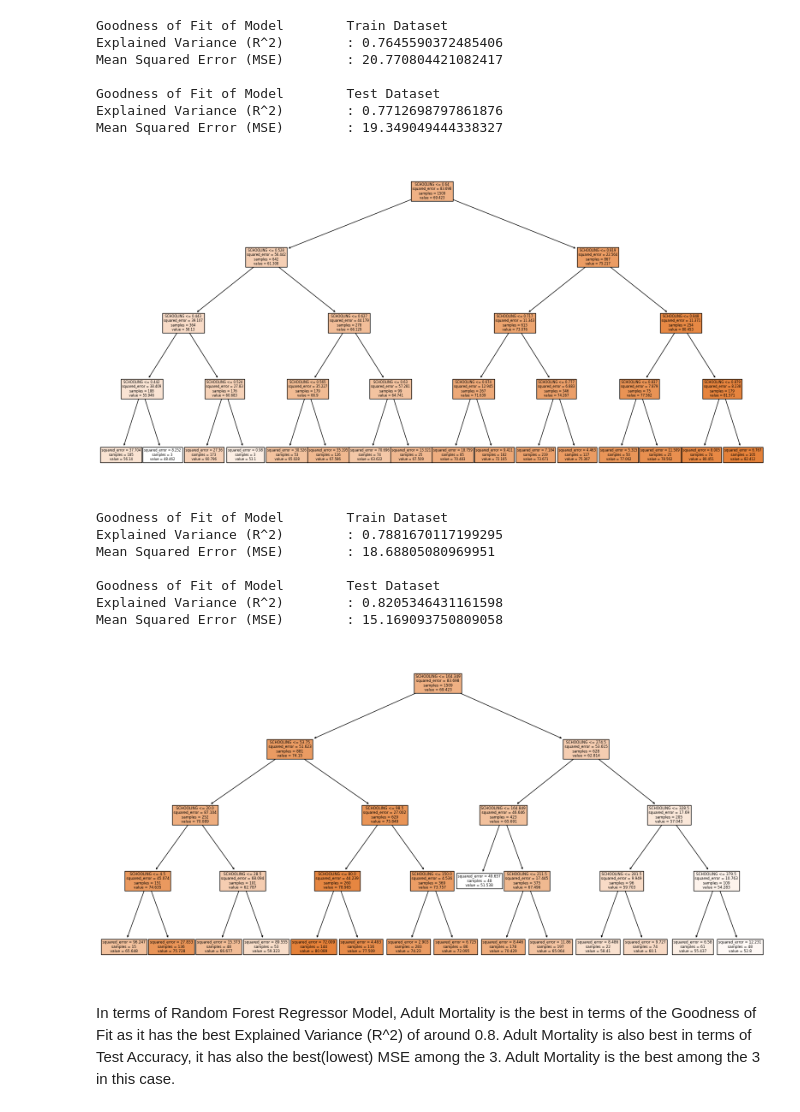
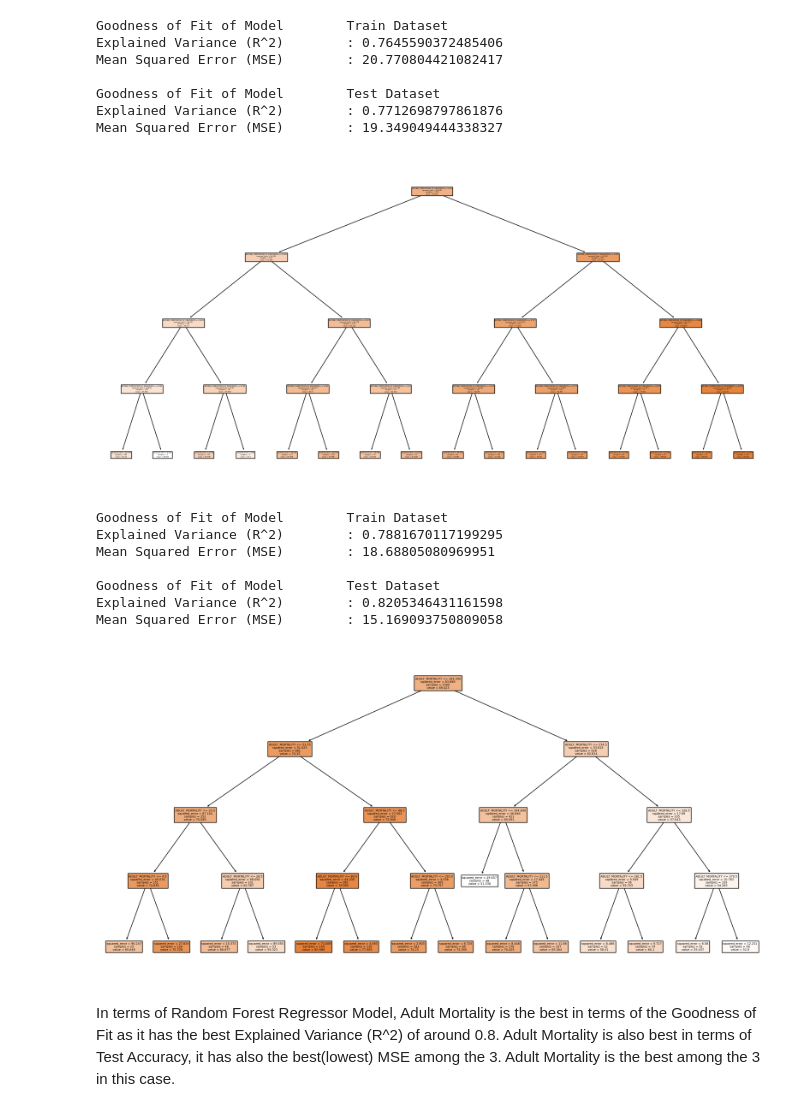
Before and after one commit to zhihaolaw/SC1015, a Jupyter notebook: MachineLearning.ipynb, the cells around one changed output. Drawn from its saved outputs; the diff is of its cells as text; code cells hidden in the pictures.

```diff
--- a/MachineLearning.ipynb
+++ b/MachineLearning.ipynb
@@ -518,16 +518,16 @@ Mean Squared Error (MSE)        : 19.349049444338327
 # %%
 from sklearn import tree
 import matplotlib.pyplot as plt
 
 # Choose a tree from the forest
 tree_forest = randomForestRegressor.estimators_[0]
 
 # Plot the tree
 plt.figure(figsize=(20, 10))
-tree.plot_tree(tree_forest, feature_names=schooling.columns, filled=True)
+tree.plot_tree(tree_forest, feature_names=income.columns, filled=True)
 plt.show()
 # %% [output]
-[figure, old version]
+[figure, new version]
 # %%
 #life_expectancy_dt, adult_mortality
 lifeExpectancy = pd.DataFrame(life_expectancy_dt['LIFE_EXPECTANCY_'])  # Response
@@ -582,10 +582,10 @@ tree_forest = randomForestRegressor.estimators_[0]
 
 # Plot the tree
 plt.figure(figsize=(20, 10))
-tree.plot_tree(tree_forest, feature_names=schooling.columns, filled=True)
+tree.plot_tree(tree_forest, feature_names=adultMortality.columns, filled=True)
 plt.show()
 # %% [output]
-[figure, old version]
+[figure, new version]
 # %% [markdown]
 In terms of Random Forest Regressor Model, Adult Mortality is the best in terms of the Goodness of Fit as it has the best Explained Variance (R^2) of around 0.8. Adult Mortality is also best in terms of Test Accuracy, it has also the best(lowest) MSE among the 3. Adult Mortality is the best among the 3 in this case.
 # %% [markdown]
```
Also changed, not shown: parts of 18 cells of this notebook.
